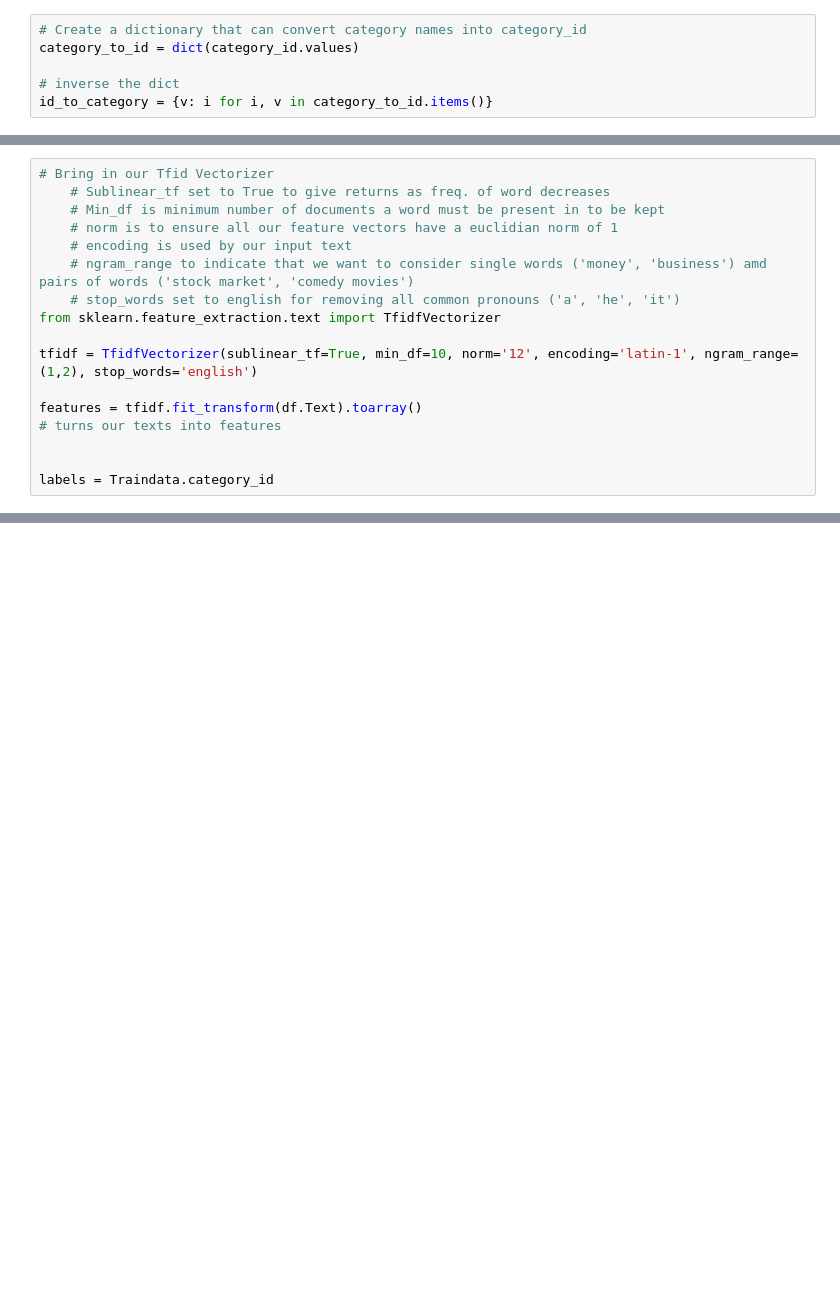
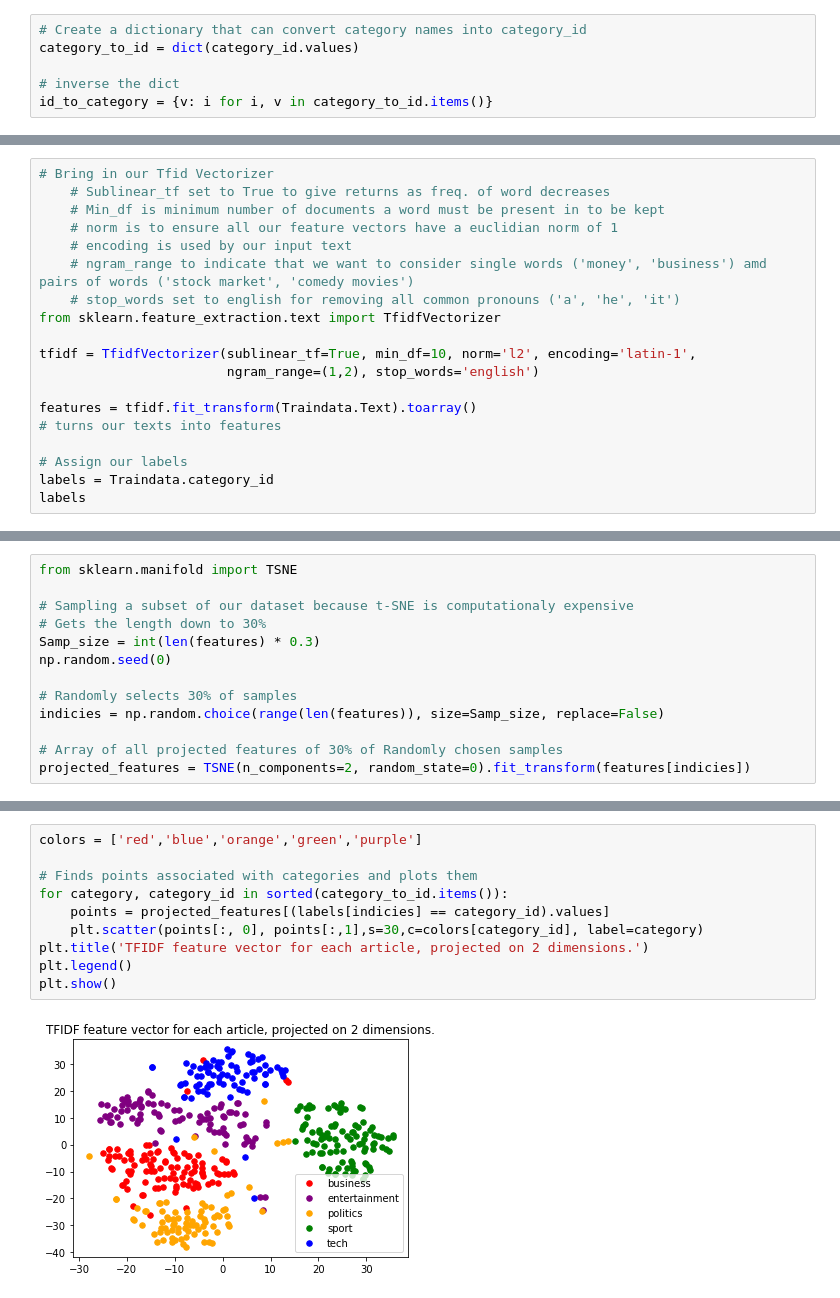
Before and after one commit to ryanhhogan3/BBC_News, a Jupyter notebook: WorkFlow.ipynb, the cells around one changed output, grey strips where cells are left out. Drawn from its saved outputs; the diff is of its cells as text; blank space fills up the shorter version.

Commit message:
Manifold

```diff
--- a/WorkFlow.ipynb
+++ b/WorkFlow.ipynb
@@ -69,11 +74,13 @@ Traindata.groupby('Category').category_id.count().plot.bar(ylim=0)
     # stop_words set to english for removing all common pronouns ('a', 'he', 'it')
 from sklearn.feature_extraction.text import TfidfVectorizer
 
-tfidf = TfidfVectorizer(sublinear_tf=True, min_df=10, norm='12', encoding='latin-1', ngram_range=(1,2), stop_words='english')
+tfidf = TfidfVectorizer(sublinear_tf=True, min_df=10, norm='l2', encoding='latin-1',
+                        ngram_range=(1,2), stop_words='english')
 
-features = tfidf.fit_transform(df.Text).toarray()
+features = tfidf.fit_transform(Traindata.Text).toarray()
 # turns our texts into features
 
-
+# Assign our labels
 labels = Traindata.category_id
+labels
 # %% [output]
@@ -95,0 +161,13 @@ Name: Text, Length: 1490, dtype: object
+# %%
+from sklearn.manifold import TSNE
+
+# Sampling a subset of our dataset because t-SNE is computationaly expensive
+# Gets the length down to 30%
+Samp_size = int(len(features) * 0.3)
+np.random.seed(0)
+
+# Randomly selects 30% of samples
+indicies = np.random.choice(range(len(features)), size=Samp_size, replace=False)
+
+# Array of all projected features of 30% of Randomly chosen samples
+projected_features = TSNE(n_components=2, random_state=0).fit_transform(features[indicies])
@@ -95,0 +196,12 @@ Name: Text, Length: 1490, dtype: object
+# %%
+colors = ['red','blue','orange','green','purple']
+
+# Finds points associated with categories and plots them
+for category, category_id in sorted(category_to_id.items()):
+    points = projected_features[(labels[indicies] == category_id).values]
+    plt.scatter(points[:, 0], points[:,1],s=30,c=colors[category_id], label=category)
+plt.title('TFIDF feature vector for each article, projected on 2 dimensions.')
+plt.legend()
+plt.show()
+# %% [output]
+[figure, added]
```
Also changed, not shown: parts of 17 cells of this notebook.
